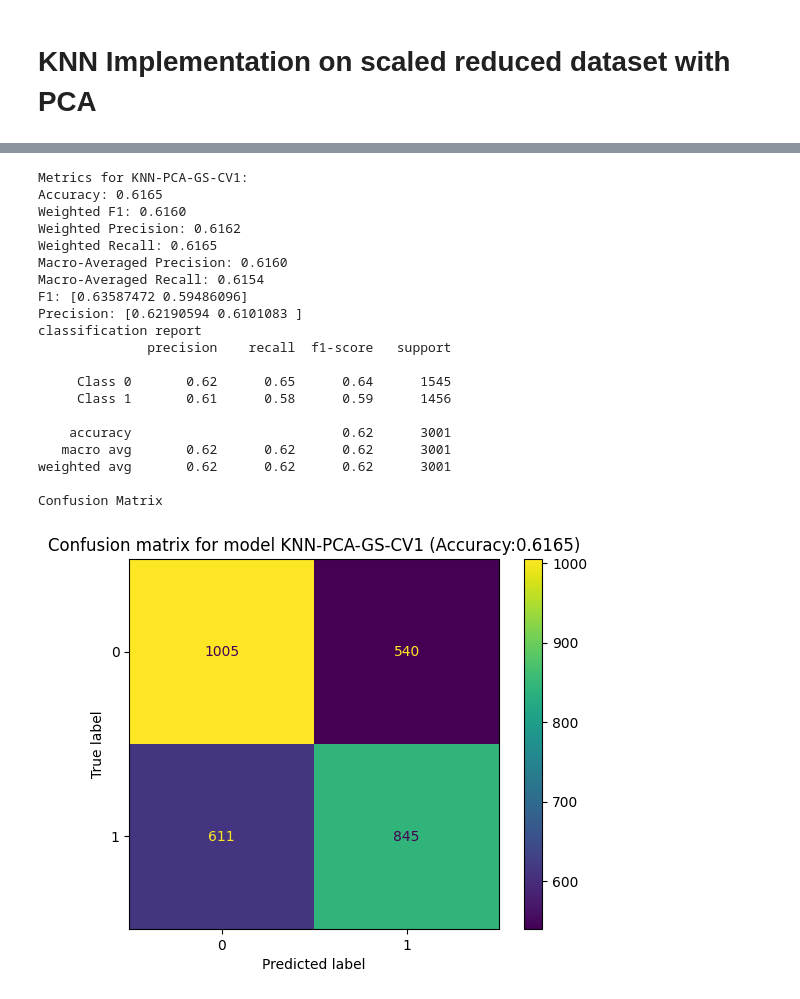
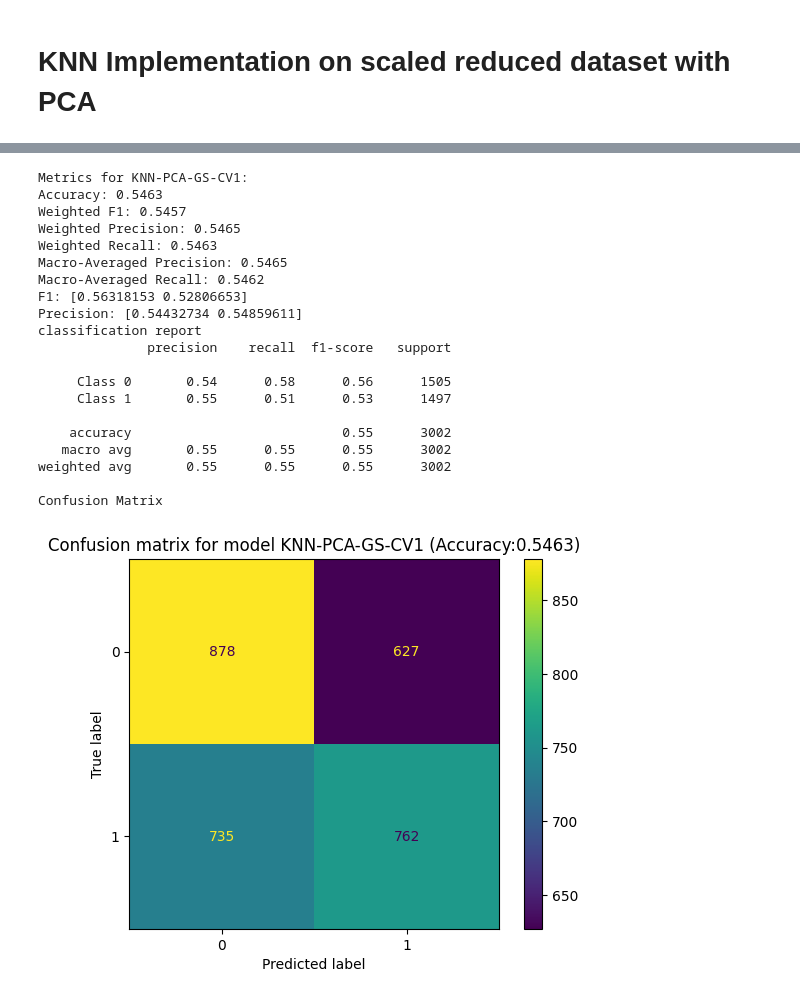
Before and after one commit to SoareCristi/BigData_MovieRatings, a Jupyter notebook: models/KNN/knn_pca.ipynb, the cells around one changed output, grey strips where cells are left out. Cells and saved outputs as stored; diff of their text form; code cells hidden in the pictures.

```diff
--- a/models/KNN/knn_pca.ipynb
+++ b/models/KNN/knn_pca.ipynb
@@ -43,3 +24,9 @@ X_train, X_test, y_train, y_test = train_test_split(
+# %%
+labels = df_scaled['averageRating']
+_, _, y_train, y_test = train_test_split(df_scaled.drop(columns=['averageRating']), labels, test_size=0.2, random_state=42)
+
+df_pca_train['averageRating'] = y_train.reset_index(drop=True)
+df_pca_test['averageRating'] = y_test.reset_index(drop=True)
 # %%
 def calculate_metrics(model_name, y_true, y_pred):
     metrics = {
@@ -78,14 +65,3 @@ def calculate_metrics(model_name, y_true, y_pred):
     df_metrics = pd.DataFrame(metrics, index=[model_name])
 
     return df_metrics
-# %%
-model = KNeighborsClassifier()
-model.fit(X_train, y_train)
-
-# y_test has 1 Nan value - I removed it from y_test and removed a value from predictions to match in length
-y_test = y_test[~np.isnan(y_test)]
-predictions = model.predict(X_test)
-predictions = predictions[1:]
-print("Accuracy:", accuracy_score(y_test, predictions, ))
-
-print("F1 score:", f1_score(y_test, predictions, average=None))
@@ -94,0 +68,14 @@ F1 score: [0.62242268 0.59558316]
+# %%
+df_pca_train = df_pca_train.clip(lower=0)
+df_pca_test = df_pca_test.clip(lower=0)
+
+df_pca_train.fillna(0.0, inplace=True)
+df_pca_test.fillna(0.0, inplace=True)
+
+model = KNeighborsClassifier()
+model.fit(df_pca_train[1:], y_train)
+
+predictions = model.predict(df_pca_test)
+print("Accuracy:", accuracy_score(y_test, predictions, ))
+
+print("F1 score:", f1_score(y_test, predictions, average=None))
@@ -102,7 +92,7 @@ param_grid = {
 model = KNeighborsClassifier()
 
 grid_search = GridSearchCV(estimator=model, param_grid=param_grid, cv=3, n_jobs=-1, verbose=2, scoring='accuracy')
-grid_search.fit(X_train, y_train)
+grid_search.fit(df_pca_train[1:], y_train)
 
 print("The parameters with the highest score: ", grid_search.best_params_)
 # %% [output]
@@ -131,30 +121,29 @@ print(sorted_results.head(10))
 # %%
 best_model = grid_search.best_estimator_
-predictions = best_model.predict(X_test)
-predictions = predictions[1:]
+predictions = best_model.predict(df_pca_test)
 _ = calculate_metrics('KNN-PCA-GS-CV1', y_test, predictions)
 # %% [output]
 Metrics for KNN-PCA-GS-CV1:
-Accuracy: 0.6165
-Weighted F1: 0.6160
-Weighted Precision: 0.6162
-Weighted Recall: 0.6165
-Macro-Averaged Precision: 0.6160
-Macro-Averaged Recall: 0.6154
-F1: [0.63587472 0.59486096]
-Precision: [0.62190594 0.6101083 ]
+Accuracy: 0.5463
+Weighted F1: 0.5457
+Weighted Precision: 0.5465
+Weighted Recall: 0.5463
+Macro-Averaged Precision: 0.5465
+Macro-Averaged Recall: 0.5462
+F1: [0.56318153 0.52806653]
+Precision: [0.54432734 0.54859611]
 classification report
               precision    recall  f1-score   support
 
-     Class 0       0.62      0.65      0.64      1545
-     Class 1       0.61      0.58      0.59      1456
+     Class 0       0.54      0.58      0.56      1505
+     Class 1       0.55      0.51      0.53      1497
 
-    accuracy                           0.62      3001
-   macro avg       0.62      0.62      0.62      3001
-weighted avg       0.62      0.62      0.62      3001
+    accuracy                           0.55      3002
+   macro avg       0.55      0.55      0.55      3002
+weighted avg       0.55      0.55      0.55      3002
 
 Confusion Matrix
-[figure, old version]
+[figure, new version]
 # %%
 # Predicting using other alternatives of fine-tuning from top 10 performances
 other_alternatives = []
```
Also changed, not shown: parts of 15 cells of this notebook, 3 other files.
